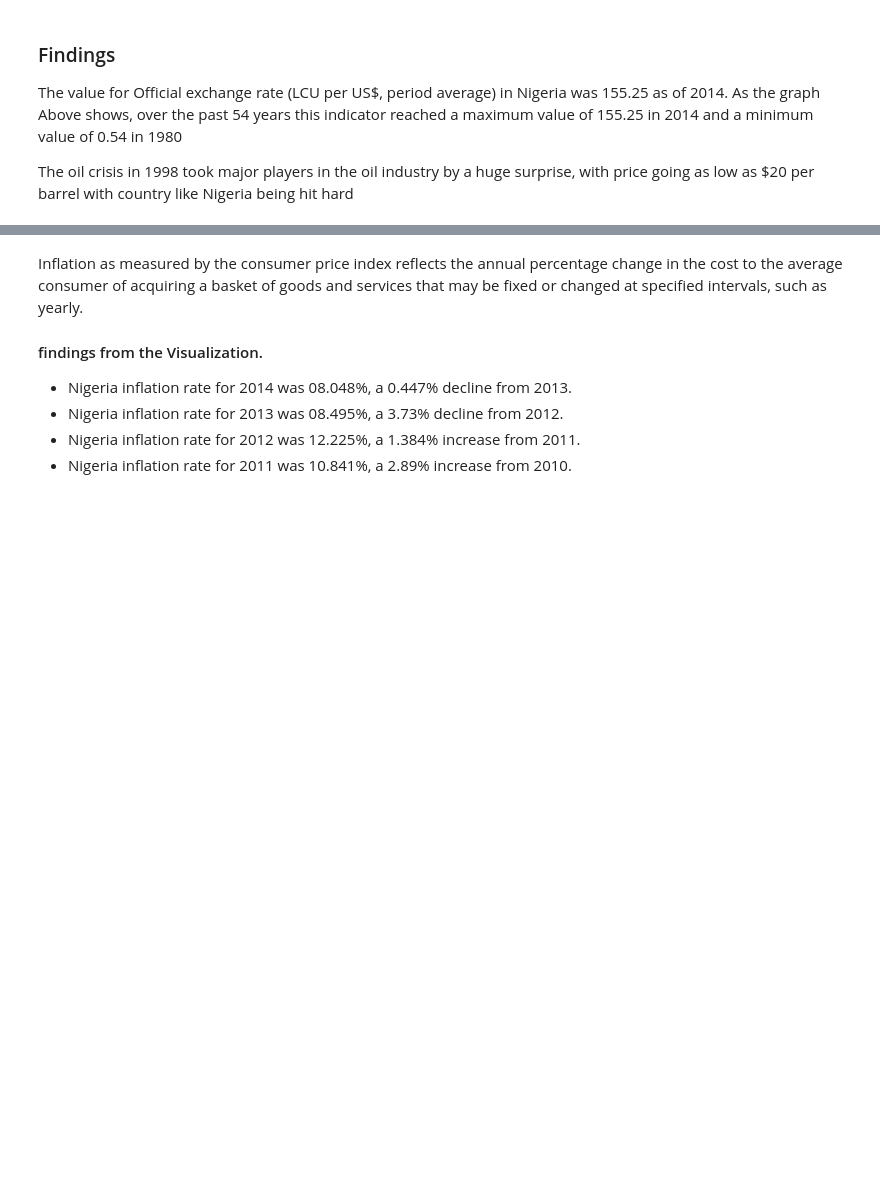
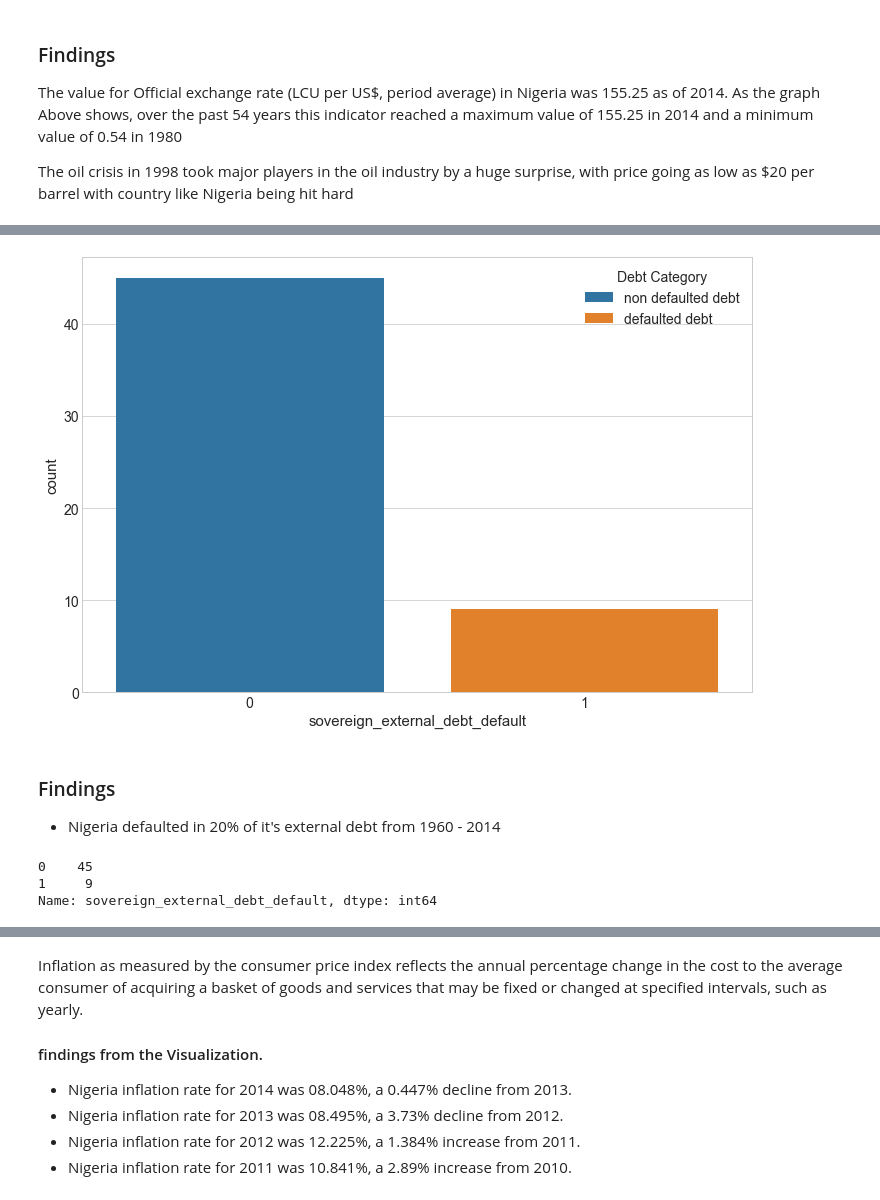
Before and after one commit to Ifeanyi-omeck/An-analysis-of-Nigeria-Economy, a Jupyter notebook: Nigerian_Economy.ipynb, the cells around one changed output, grey strips where cells are left out. Drawn from its saved outputs; the diff is of its cells as text; code cells hidden in the pictures; blank space fills up the shorter version.

```diff
--- a/Nigerian_Economy.ipynb
+++ b/Nigerian_Economy.ipynb
@@ -76,3 +75,27 @@ title = 'annual inflation cpi');
+# %%
+import matplotlib as mpl
+mpl.rcParams['font.size'] = 14
+
+#Plotting  graph
+fig,ax = plt.subplots(figsize = (12, 8))
+ax = sns.countplot(data=crisis, x="sovereign_external_debt_default",
+                   hue='sovereign_external_debt_default', dodge=False)
+
+h,l = ax.get_legend_handles_labels()
+labels=["non defaulted debt", "defaulted debt"]
+ax.legend(h,labels,title="Debt Category", loc="upper right")
+plt.show()
+# %% [output]
+[figure, added]
+# %% [markdown]
+### Findings
+* Nigeria  defaulted in 20% of it's external debt from 1960 - 2014
+# %%
+crisis['sovereign_external_debt_default'].value_counts()
+# %% [output]
+0    45
+1     9
+Name: sovereign_external_debt_default, dtype: int64
 # %%
 #Creating a list of annual inflation CPI
 
```
Also changed, not shown: parts of 3 cells of this notebook.
